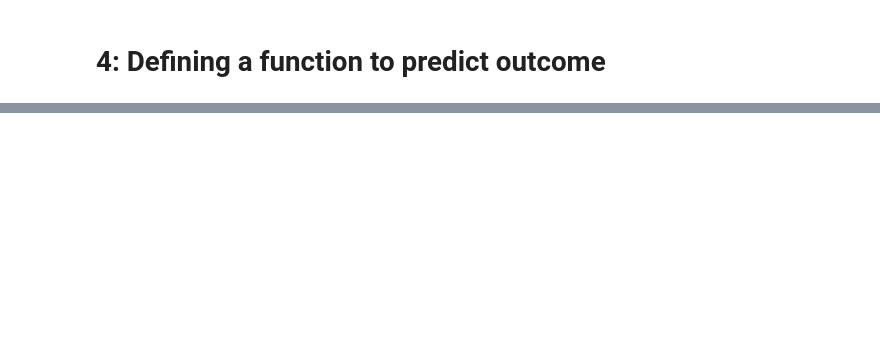
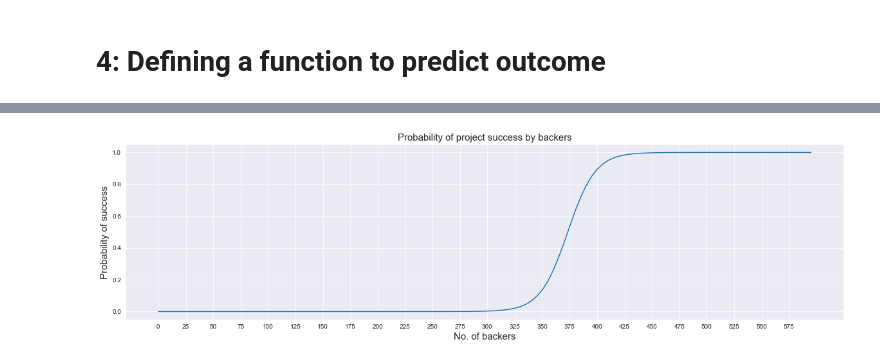
Before and after one commit to Kesterchia/Institute-of-Data, a Jupyter notebook: Project 2/Project 2 (Predicting Kickstart project success).ipynb, the cells around one changed output, grey strips where cells are left out. Cells and saved outputs as stored; diff of their text form; code cells hidden in the pictures; blank space fills up the shorter version.

```diff
--- a/Project 2/Project 2 (Predicting Kickstart project success).ipynb
+++ b/Project 2/Project 2 (Predicting Kickstart project success).ipynb
@@ -838,9 +842,19 @@ def plot_success_graph(data, max_backers):
         probabilities.append(probability_success)
 
     plt.figure(figsize = (20,5))
+
+    sns.set_style('darkgrid')
+
     sns.lineplot(y = probabilities,
                  x = np.arange(0,max_backers,5))
 
+    plt.xlabel('No. of backers', fontdict = {'fontsize':15})
+    plt.xticks(np.arange(0,max_backers,step = 25))
+
+    plt.ylabel('Probability of success', fontdict = {'fontsize':15})
+
+    plt.title('Probability of project success by backers', fontdict = {'fontsize':15})
+
     plt.show()
 # %%
 #Example of the function on some test data:
@@ -853,8 +871,10 @@ test_input
 # %%
 #Using the function:
 
 plot_success_graph(data = test_input,
-                   max_backers = 300)
+                   max_backers = 600)
+# %% [output]
+[figure, added]
 # %%
 #Trying a hybrid model of k-means and k-modes for mixed attributes clustering
 
```
Also changed, not shown: parts of 20 cells of this notebook, 2 other files.
